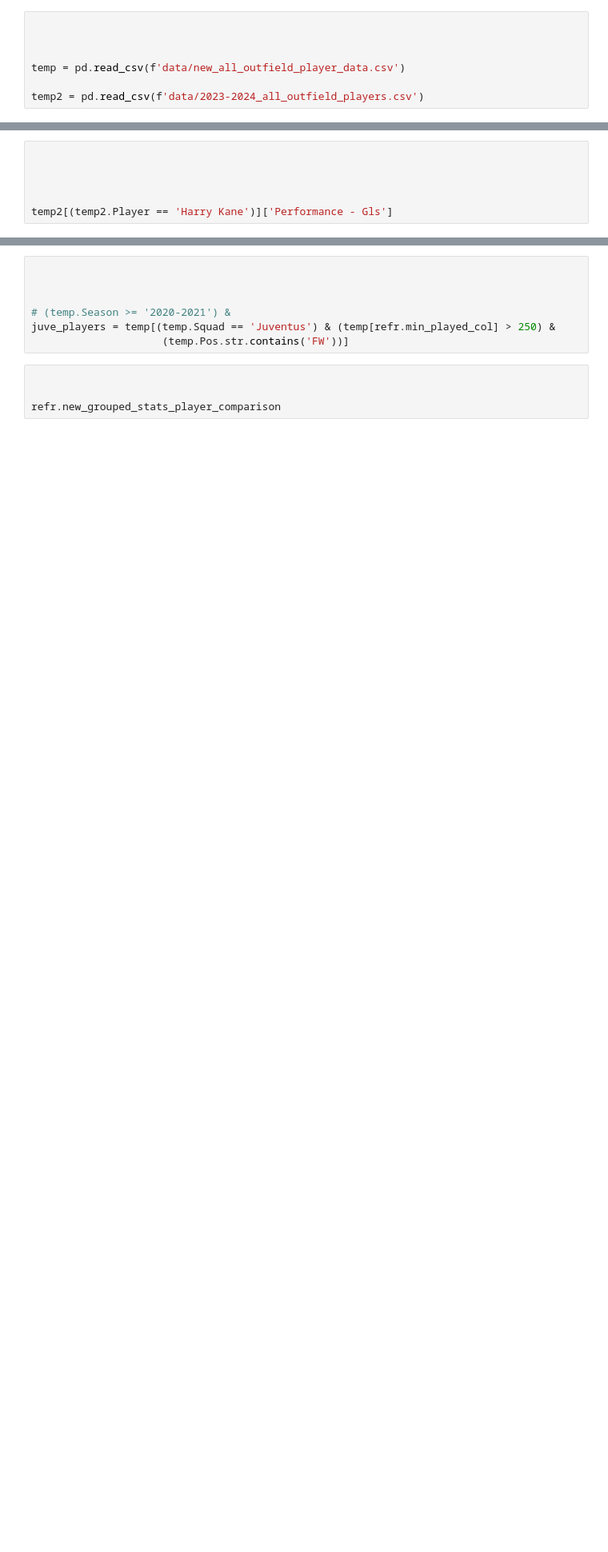
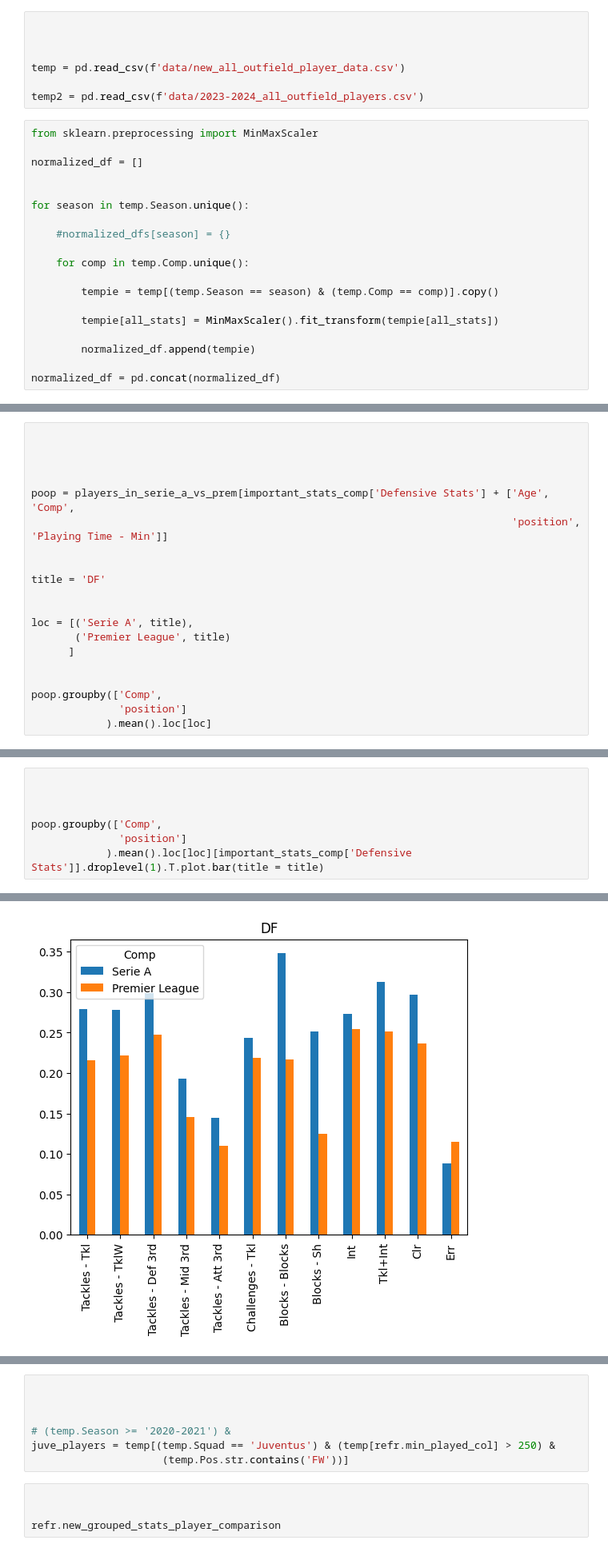
Before and after one commit to Rhys2024/Soccer_Visualization_Streamlit, a Jupyter notebook: Untitled.ipynb, the cells around one changed output, grey strips where cells are left out. Shown: that part at 80% size. Cells and saved outputs as stored; diff of their text form; blank space fills up the shorter version.

```diff
--- a/Untitled.ipynb
+++ b/Untitled.ipynb
@@ -11,3 +140,22 @@ import references as refr
 temp = pd.read_csv(f'data/new_all_outfield_player_data.csv')
 
 temp2 = pd.read_csv(f'data/2023-2024_all_outfield_players.csv')
+# %%
+from sklearn.preprocessing import MinMaxScaler
+
+normalized_df = []
+
+
+for season in temp.Season.unique():
+
+    #normalized_dfs[season] = {}
+
+    for comp in temp.Comp.unique():
+
+        tempie = temp[(temp.Season == season) & (temp.Comp == comp)].copy()
+
+        tempie[all_stats] = MinMaxScaler().fit_transform(tempie[all_stats])
+
+        normalized_df.append(tempie)
+
+normalized_df = pd.concat(normalized_df)
@@ -13,0 +321,20 @@ temp2 = pd.read_csv(f'data/2023-2024_all_outfield_players.csv')
+# %%
+
+
+
+
+poop = players_in_serie_a_vs_prem[important_stats_comp['Defensive Stats'] + ['Age', 'Comp',
+                                                                             'position', 'Playing Time - Min']]
+
+
+title = 'DF'
+
+
+loc = [('Serie A', title),
+       ('Premier League', title)
+      ]
+
+
+poop.groupby(['Comp',
+              'position']
+            ).mean().loc[loc]
@@ -15,6 +347,7 @@ temp2 = pd.read_csv(f'data/2023-2024_all_outfield_players.csv')
 
 
 
-
-temp2[(temp2.Player == 'Harry Kane')]['Performance - Gls']
+poop.groupby(['Comp',
+              'position']
+            ).mean().loc[loc][important_stats_comp['Defensive Stats']].droplevel(1).T.plot.bar(title = title)
 # %% [output]
@@ -22,0 +355 @@ Name: Performance - Gls, dtype: float64
+[figure, added]
```
Also changed, not shown: parts of 19 cells of this notebook, 11 other files.
